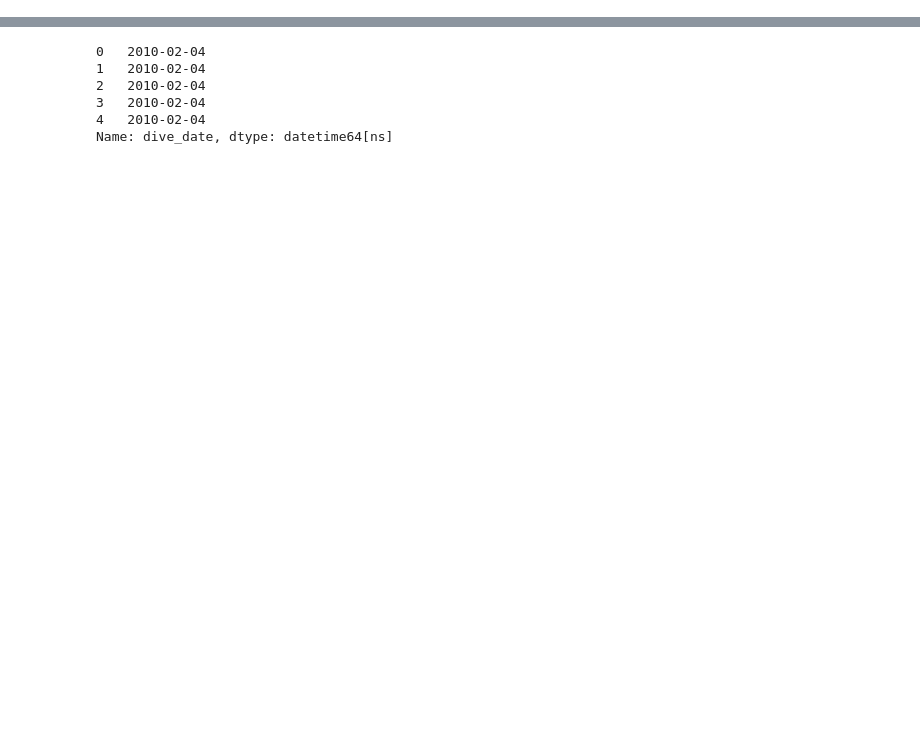
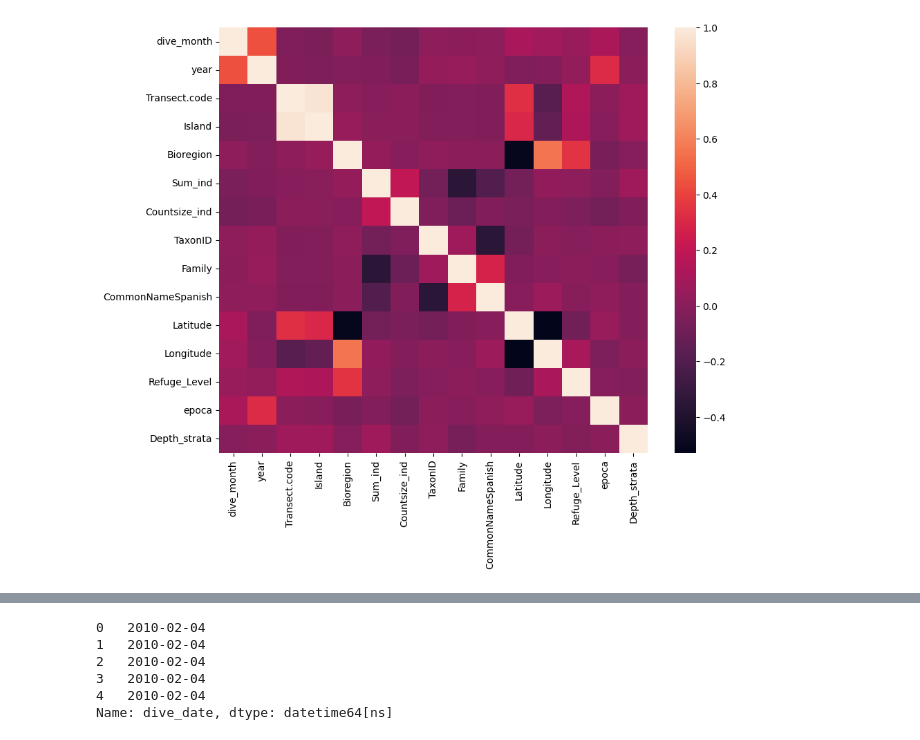
Before and after one commit to AhmedBegggaUA/MineriaDatos, a Jupyter notebook: visualizacion.ipynb, the cells around one changed output, grey strips where cells are left out. Drawn from its saved outputs; the diff is of its cells as text; code cells hidden in the pictures; blank space fills up the shorter version.

```diff
--- a/visualizacion.ipynb
+++ b/visualizacion.ipynb
@@ -11,3 +55,15 @@ df.drop(df[df['dive_date'].isnull()].index, inplace = True)
+# %%
+# Correlation matrix
+# quitamos el id
+df = df.drop(['id'],axis=1)
+corr = df.corr()
+plt.figure(figsize=(10,8))
+sns.heatmap(corr,
+            xticklabels=corr.columns.values,
+            yticklabels=corr.columns.values)
+plt.show()
+# %% [output]
+[figure, added]
 # %%
 df.head()
 # %% [output]
```
Also changed, not shown: parts of 8 cells of this notebook, 5 other files.
